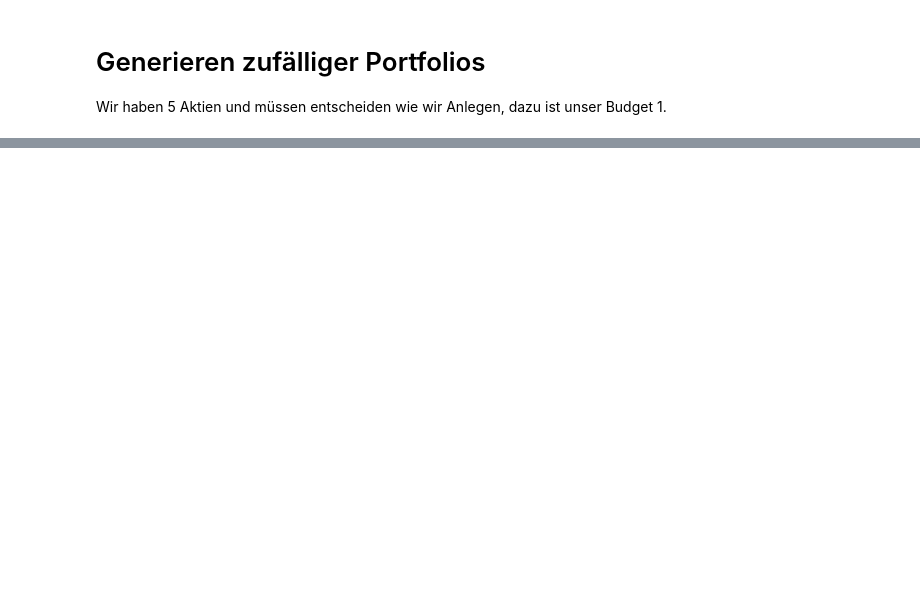
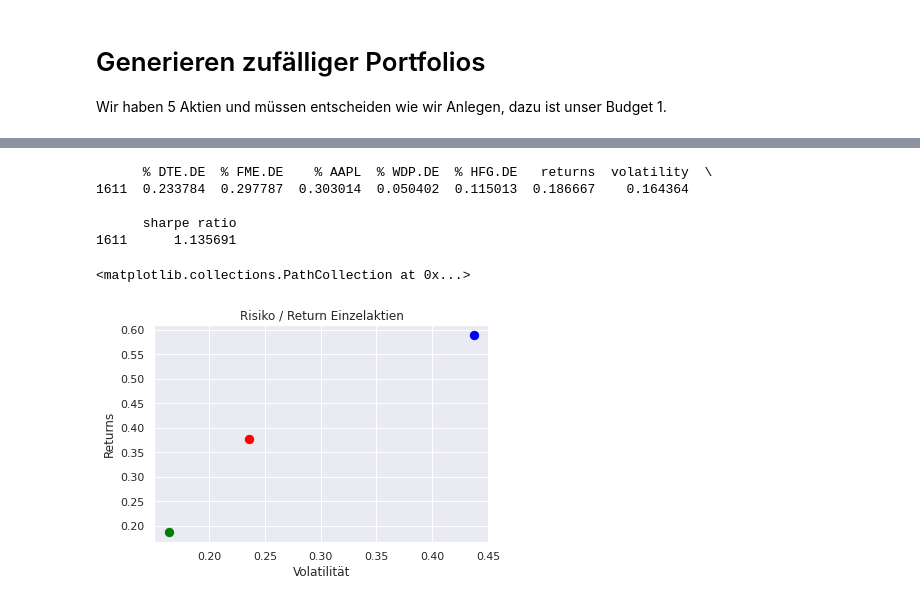
Before and after one commit to johannesgoebel/efficient_frontier, a Jupyter notebook: effiency_frontier.ipynb, the cells around one changed output, grey strips where cells are left out. Saved outputs shown, nothing was run; the diff lists cells and outputs as text; code cells hidden in the pictures; blank space fills up the shorter version.

```diff
--- a/effiency_frontier.ipynb
+++ b/effiency_frontier.ipynb
@@ -132,0 +96,21 @@ Text(0, 0.5, 'Returns')
+# %%
+# Berechnen max sharpe
+
+max_sharpe = df_portfolios['sharpe ratio'].max()
+ind_max_sharpe = df_portfolios[df_portfolios['sharpe ratio'] == max_sharpe]
+print('Portfolio mit der maximalen Sharp Ratio:')
+print(ind_max_sharpe)
+
+# Portfolio mit dem geringsten Risiko
+min_risk = df_portfolios['volatility'].min()
+ind_min_risk = df_portfolios[df_portfolios['volatility'] == min_risk]
+
+print('Portfolio mit dem geringsten Risiko:')
+print(ind_min_risk)
+
+# Portfolio mit den größten Returns
+max_return = df_portfolios['returns'].max()
+ind_max_return = df_portfolios[df_portfolios['returns'] == max_return]
+
+print('Portfolio mit dem größten Return:')
+print(ind_max_return)
@@ -132,0 +136,23 @@ Text(0, 0.5, 'Returns')
+# %%
+#finden der dominierenden Portfolios
+# Portfolio dominiert, wenn es einen höheren Return für gleiches oder geringeres Risiko hat
+
+# Portfolio mit dem geringsten Risiko
+min_risk = df_portfolios['volatility'].min()
+ind_min_risk = df_portfolios[df_portfolios['volatility'] == min_risk]
+print(ind_min_risk)
+
+plt.title('Risiko / Return Einzelaktien')
+plt.xlabel('Volatilität')
+plt.ylabel('Returns')
+plt.scatter(ind_max_sharpe['volatility'], ind_max_sharpe['returns'], c='red', s=70)
+plt.scatter(ind_min_risk['volatility'], ind_min_risk['returns'], c='green', s=70)
+plt.scatter(ind_max_return['volatility'], ind_max_return['returns'], c='blue', s=70)
+# %% [output]
+      % DTE.DE  % FME.DE    % AAPL  % WDP.DE  % HFG.DE   returns  volatility  \
+1611  0.233784  0.297787  0.303014  0.050402  0.115013  0.186667    0.164364
+
+      sharpe ratio
+1611      1.135691
+<matplotlib.collections.PathCollection at 0x...>
+[figure, added]
```
Also changed, not shown: parts of 14 cells of this notebook.
